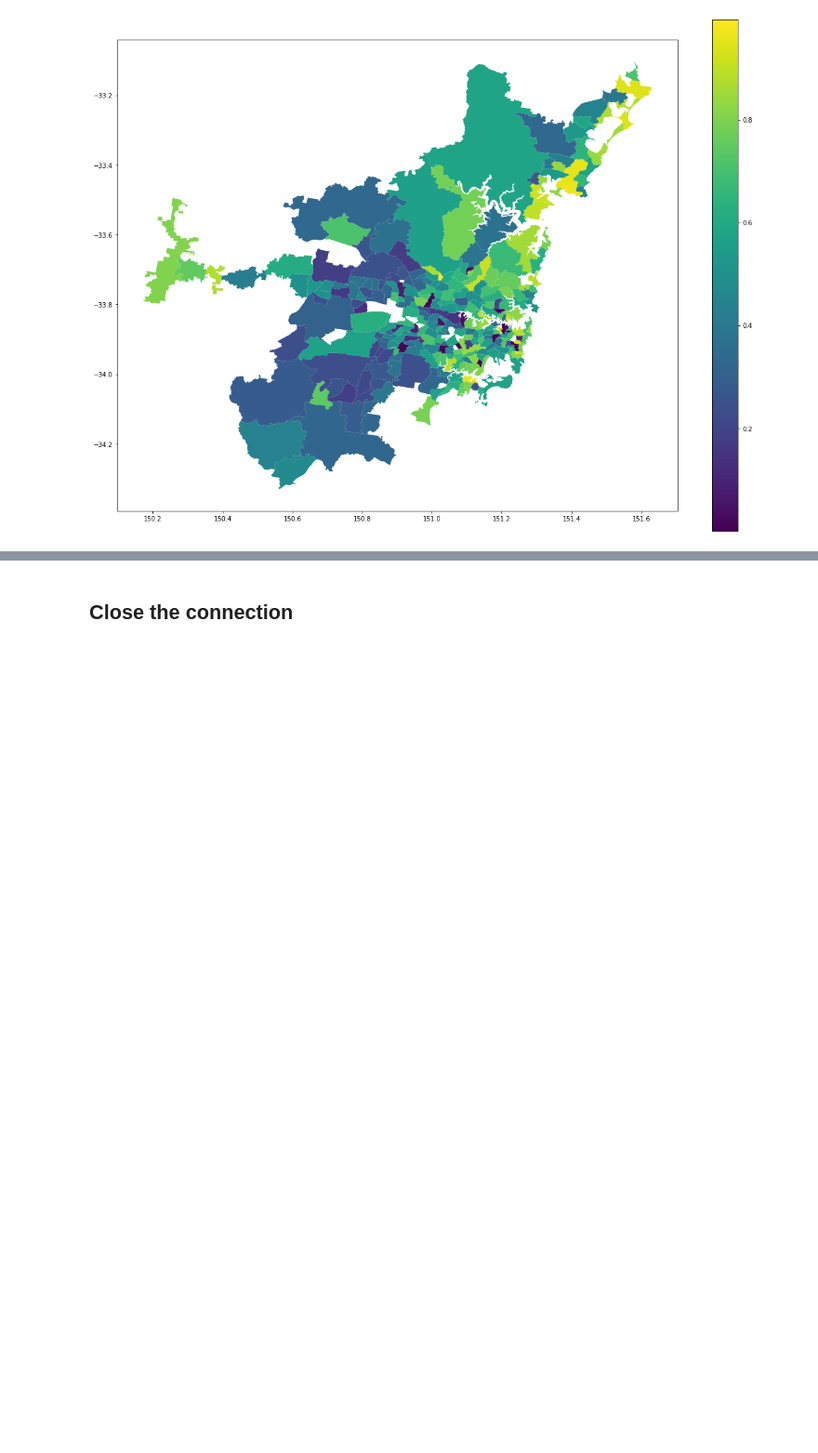
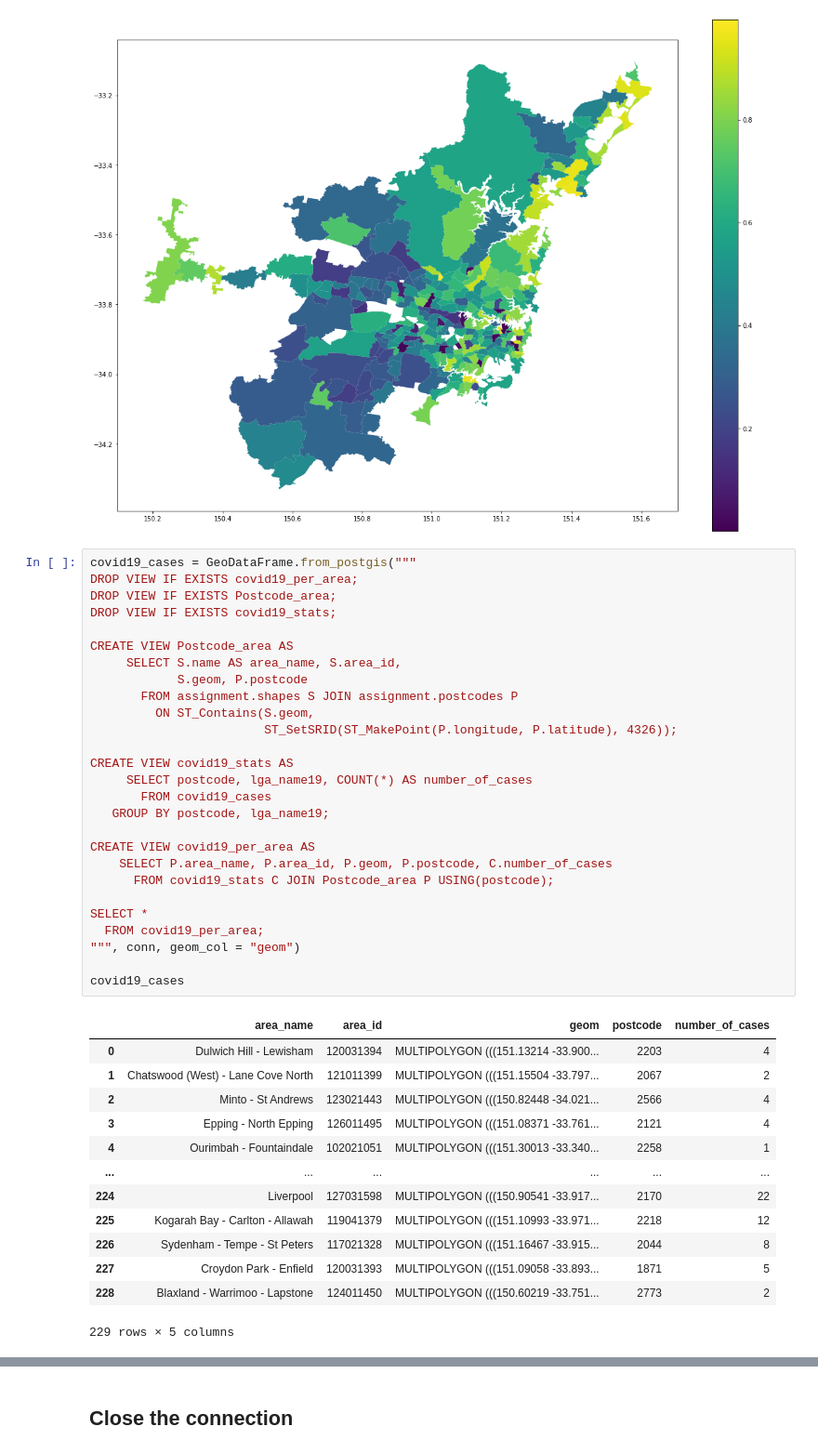
Before and after one commit to Saze10/DATA2901_assignment, a Jupyter notebook: Assignment notebook.ipynb, the cells around one changed output, grey strips where cells are left out. Shown at 93% size. Cells and saved outputs as stored; diff of their text form; blank space fills up the shorter version.

```diff
--- a/Assignment notebook.ipynb
+++ b/Assignment notebook.ipynb
@@ -385,3 +385,44 @@ score_df.plot(column = "vulnerability", legend = True, figsize = (20, 15))
 # %% [output]
 <matplotlib.axes._subplots.AxesSubplot at 0x...>
 [figure]
+# %%
+covid19_cases = GeoDataFrame.from_postgis("""
+DROP VIEW IF EXISTS covid19_per_area;
+DROP VIEW IF EXISTS Postcode_area;
+DROP VIEW IF EXISTS covid19_stats;
+
+CREATE VIEW Postcode_area AS
+     SELECT S.name AS area_name, S.area_id,
+            S.geom, P.postcode
+       FROM assignment.shapes S JOIN assignment.postcodes P
+         ON ST_Contains(S.geom,
+                        ST_SetSRID(ST_MakePoint(P.longitude, P.latitude), 4326));
+
+CREATE VIEW covid19_stats AS
+     SELECT postcode, lga_name19, COUNT(*) AS number_of_cases
+       FROM covid19_cases
+   GROUP BY postcode, lga_name19;
+
+CREATE VIEW covid19_per_area AS
+    SELECT P.area_name, P.area_id, P.geom, P.postcode, C.number_of_cases
+      FROM covid19_stats C JOIN Postcode_area P USING(postcode);
+
+SELECT *
+  FROM covid19_per_area;
+""", conn, geom_col = "geom")
+
+covid19_cases
+# %% [output]
+|  | area_name | area_id | geom | postcode | number_of_cases |
+| 0 | Dulwich Hill - Lewisham | 120031394 | MULTIPOLYGON (((151.13214 -33.900... | 2203 | 4 |
+| 1 | Chatswood (West) - Lane Cove North | 121011399 | MULTIPOLYGON (((151.15504 -33.797... | 2067 | 2 |
+| 2 | Minto - St Andrews | 123021443 | MULTIPOLYGON (((150.82448 -34.021... | 2566 | 4 |
+| 3 | Epping - North Epping | 126011495 | MULTIPOLYGON (((151.08371 -33.761... | 2121 | 4 |
+| 4 | Ourimbah - Fountaindale | 102021051 | MULTIPOLYGON (((151.30013 -33.340... | 2258 | 1 |
+| ... | ... | ... | ... | ... | ... |
+| 224 | Liverpool | 127031598 | MULTIPOLYGON (((150.90541 -33.917... | 2170 | 22 |
+| 225 | Kogarah Bay - Carlton - Allawah | 119041379 | MULTIPOLYGON (((151.10993 -33.971... | 2218 | 12 |
+| 226 | Sydenham - Tempe - St Peters | 117021328 | MULTIPOLYGON (((151.16467 -33.915... | 2044 | 8 |
+| 227 | Croydon Park - Enfield | 120031393 | MULTIPOLYGON (((151.09058 -33.893... | 1871 | 5 |
+| 228 | Blaxland - Warrimoo - Lapstone | 124011450 | MULTIPOLYGON (((150.60219 -33.751... | 2773 | 2 |
+229 rows × 5 columns
```
Also changed, not shown: parts of 1 cell of this notebook, 1 other file.
